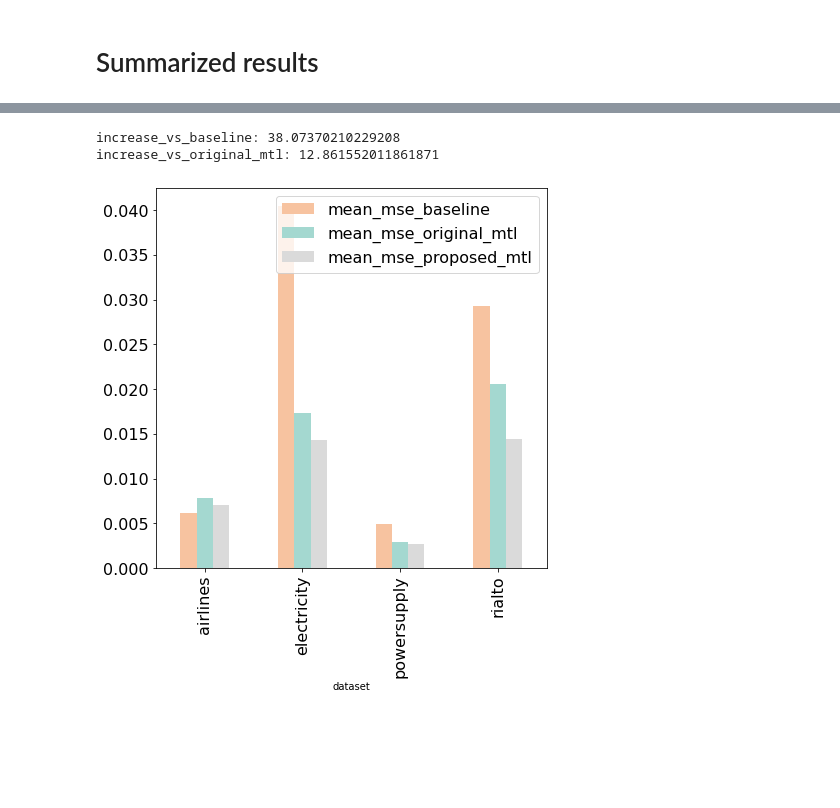
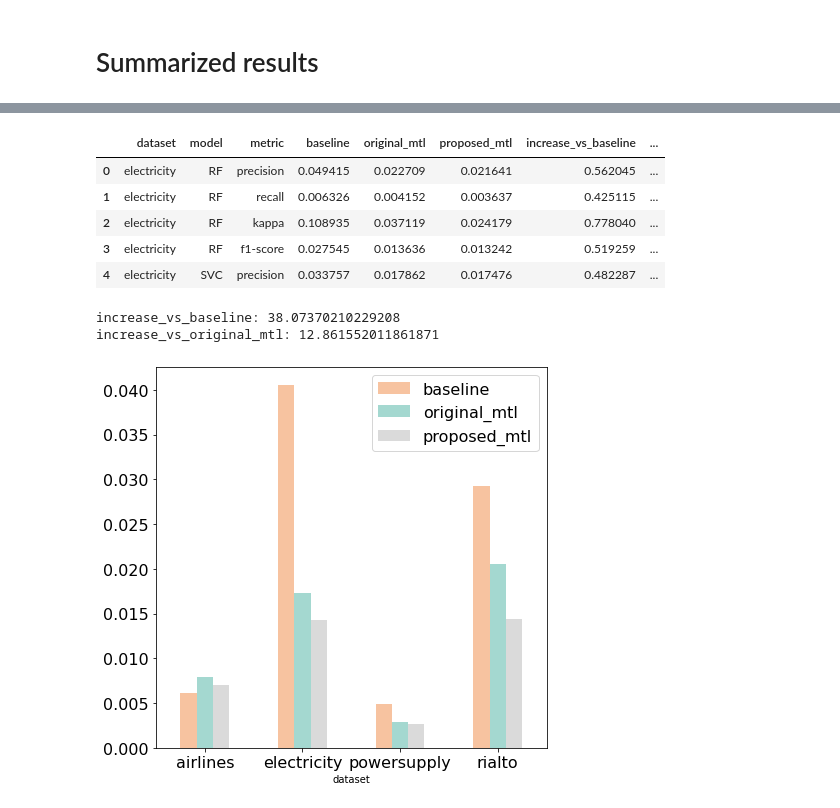
Before and after one commit to feamelo/drift-meta-learning, a Jupyter notebook: src/experiments/results/result_gain.ipynb, the cells around one changed output, grey strips where cells are left out. Saved outputs shown, nothing was run; the diff lists cells and outputs as text; code cells hidden in the pictures; blank space fills up the shorter version.

Commit message:
Summarized MSE gain chart - make xaxis labels horizontal

```diff
--- a/src/experiments/results/result_gain.ipynb
+++ b/src/experiments/results/result_gain.ipynb
@@ -98,12 +98,9 @@ for evaluator in (elec_eval, powersupply_eval, airlines_eval, rialto_eval):
                 "dataset": evaluator.dataset_name,
                 "model": model,
                 "metric": metric,
-                "mean_mse_baseline": df[f"{metric}_mse_baseline"].mean(),
-                "std_mse_baseline": df[f"{metric}_mse_baseline"].std(),
-                "mean_mse_original_mtl": df[f"{metric}_original_mtl_mse"].mean(),
-                "std_mse_original_mtl": df[f"{metric}_original_mtl_mse"].std(),
-                "mean_mse_proposed_mtl": df[f"{metric}_proposed_mtl_mse"].mean(),
-                "std_mse_proposed_mtl": df[f"{metric}_proposed_mtl_mse"].std(),
+                "baseline": df[f"{metric}_mse_baseline"].mean(),
+                "original_mtl": df[f"{metric}_original_mtl_mse"].mean(),
+                "proposed_mtl": df[f"{metric}_proposed_mtl_mse"].mean(),
             })
 
 mean_results_df = pd.DataFrame(mean_results)
@@ -118,3 +115,4 @@ mean_results_df.head()
 # %%
-mean_results_df["increase_vs_baseline"] = (mean_results_df["mean_mse_baseline"] - mean_results_df["mean_mse_proposed_mtl"])/mean_results_df["mean_mse_baseline"]
-mean_results_df["increase_vs_original_mtl"] = (mean_results_df["mean_mse_original_mtl"] - mean_results_df["mean_mse_proposed_mtl"])/mean_results_df["mean_mse_original_mtl"]
+mean_results_df["increase_vs_baseline"] = (mean_results_df["baseline"] - mean_results_df["proposed_mtl"])/mean_results_df["baseline"]
+mean_results_df["increase_vs_original_mtl"] = (mean_results_df["original_mtl"] - mean_results_df["proposed_mtl"])/mean_results_df["original_mtl"]
+mean_results_df.head()
@@ -137,3 +126,22 @@ mean_results_df
+# %%
+model_reducer_dict = {
+    "RandomForestClassifier": "RF",
+    "DecisionTreeClassifier": "DT",
+    "LogisticRegression": "LR",
+    "SVC": "SVC",
+}
+def reduce_model_name(row):
+    return model_reducer_dict[row]
+
+mean_results_df["model"] = mean_results_df["model"].apply(reduce_model_name)
+mean_results_df.head()
+# %% [output]
+|  | dataset | model | metric | baseline | original_mtl | proposed_mtl | increase_vs_baseline | ... |
+| 0 | electricity | RF | precision | 0.049415 | 0.022709 | 0.021641 | 0.562045 | ... |
+| 1 | electricity | RF | recall | 0.006326 | 0.004152 | 0.003637 | 0.425115 | ... |
+| 2 | electricity | RF | kappa | 0.108935 | 0.037119 | 0.024179 | 0.778040 | ... |
+| 3 | electricity | RF | f1-score | 0.027545 | 0.013636 | 0.013242 | 0.519259 | ... |
+| 4 | electricity | SVC | precision | 0.033757 | 0.017862 | 0.017476 | 0.482287 | ... |
 # %%
 print(f"increase_vs_baseline: {mean_results_df['increase_vs_baseline'].mean() * 100}")
 print(f"increase_vs_original_mtl: {mean_results_df['increase_vs_original_mtl'].mean() * 100}")
@@ -143,18 +151,18 @@ increase_vs_original_mtl: 12.861552011861871
 # %%
 COLORS = [
     "#F7C3A0", # orange
     "#A4D8D0", # green
     "#DADADA", # grey
     ]
 
 def plot_mean_mse(group_by='dataset'):
     grouped_df = mean_results_df.groupby([group_by]).mean()
-    mean_cols = [col for col in grouped_df.columns if "mean" in col]
-    grouped_df[mean_cols].plot.bar(figsize=(7,7), fontsize=16, color=COLORS).legend(loc='best', prop={'size': 16})
+    cols_2_plot = ["baseline", "original_mtl", "proposed_mtl"]
+    grouped_df[cols_2_plot].plot.bar(figsize=(7,7), fontsize=16, color=COLORS, rot=0).legend(loc='best', prop={'size': 16})
 
 plot_mean_mse()
 # %% [output]
-[figure, old version]
+[figure, new version]
 # %%
 plot_mean_mse("metric")
 # %% [output]
```
Also changed, not shown: parts of 5 cells of this notebook.
